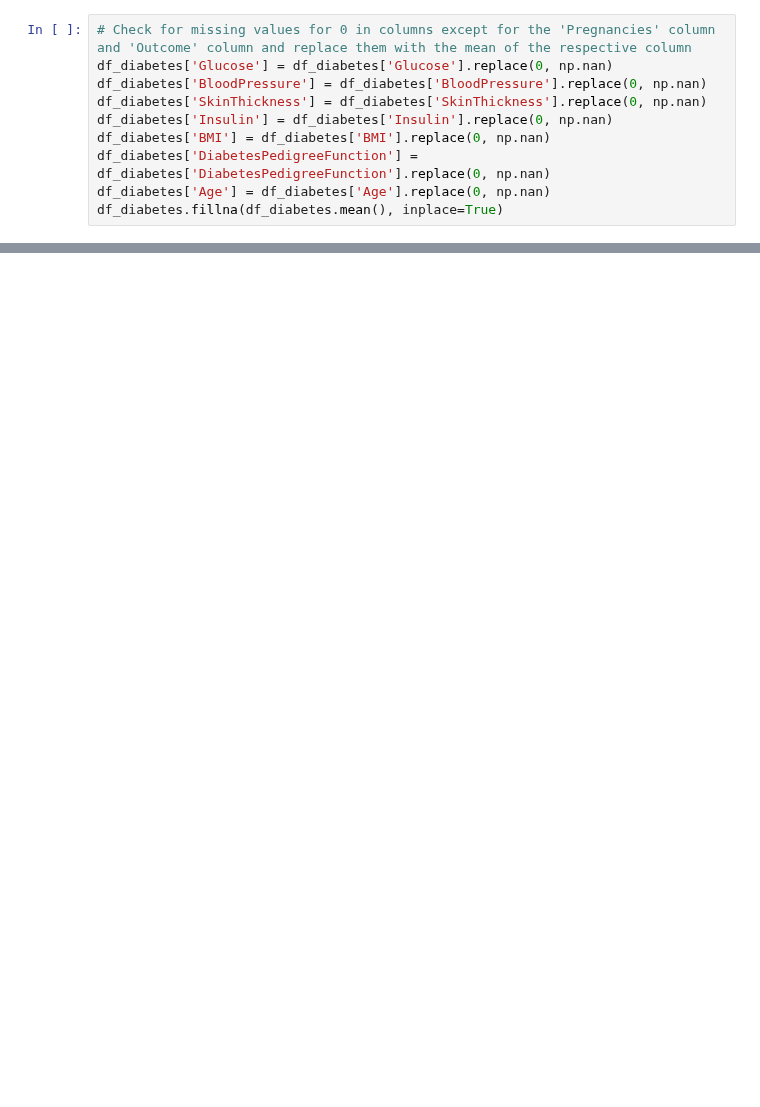
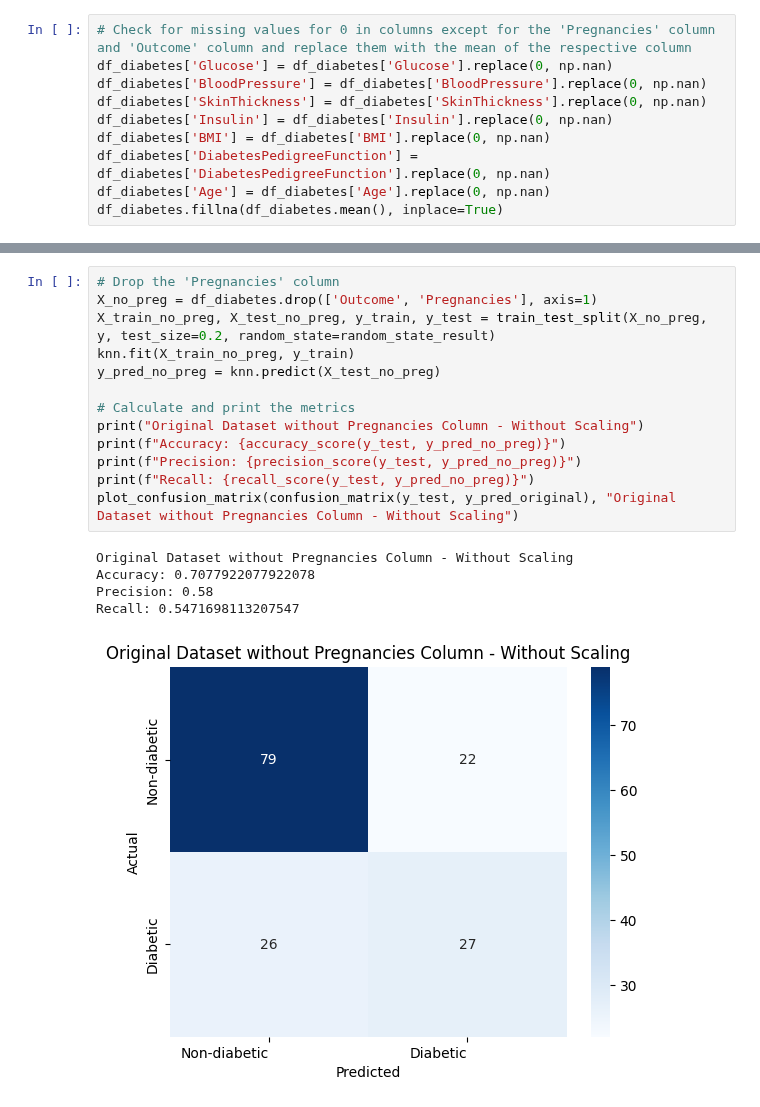
Before and after one commit to TheCsarbeat/proyecto1-IA, a Jupyter notebook: knn.ipynb, the cells around one changed output, grey strips where cells are left out. Cells and saved outputs as stored; diff of their text form; blank space fills up the shorter version.

```diff
--- a/knn.ipynb
+++ b/knn.ipynb
@@ -665,0 +217,19 @@ Testing set shape: (184, 12)
+# %%
+# Drop the 'Pregnancies' column
+X_no_preg = df_diabetes.drop(['Outcome', 'Pregnancies'], axis=1)
+X_train_no_preg, X_test_no_preg, y_train, y_test = train_test_split(X_no_preg, y, test_size=0.2, random_state=random_state_result)
+knn.fit(X_train_no_preg, y_train)
+y_pred_no_preg = knn.predict(X_test_no_preg)
+
+# Calculate and print the metrics
+print("Original Dataset without Pregnancies Column - Without Scaling")
+print(f"Accuracy: {accuracy_score(y_test, y_pred_no_preg)}")
+print(f"Precision: {precision_score(y_test, y_pred_no_preg)}")
+print(f"Recall: {recall_score(y_test, y_pred_no_preg)}")
+plot_confusion_matrix(confusion_matrix(y_test, y_pred_original), "Original Dataset without Pregnancies Column - Without Scaling")
+# %% [output]
+Original Dataset without Pregnancies Column - Without Scaling
+Accuracy: 0.7077922077922078
+Precision: 0.58
+Recall: 0.5471698113207547
+[figure, added]
```
Also changed, not shown: parts of 90 cells of this notebook, 3 other files.
